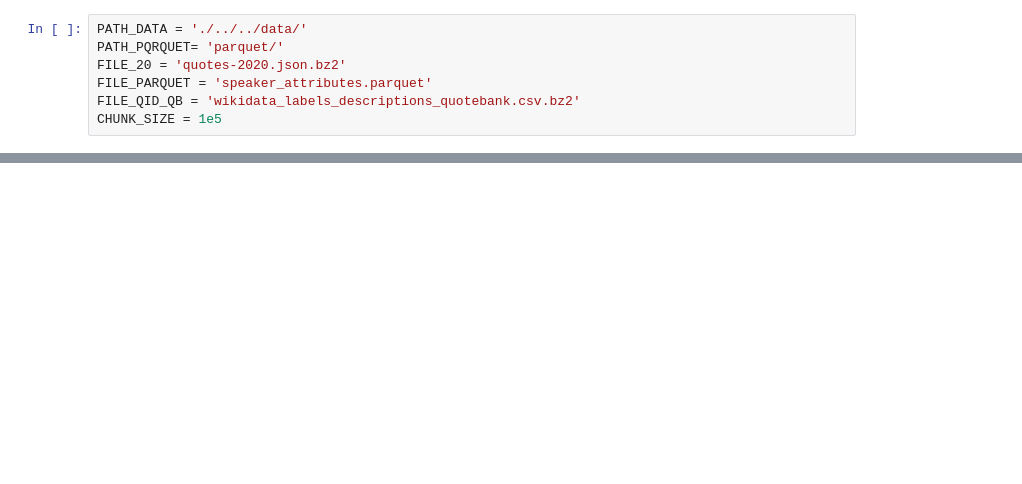
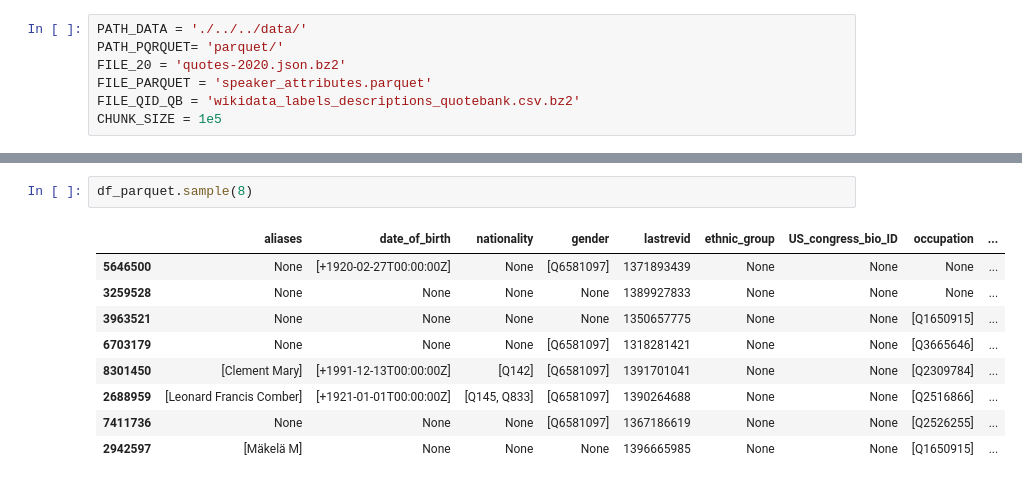
Before and after one commit to epfl-ada/ada-2021-project-adacadabras, a Jupyter notebook: notebook/crash_test.ipynb, the cells around one changed output, grey strips where cells are left out. Cells and saved outputs as stored; diff of their text form; blank space fills up the shorter version.

```diff
--- a/notebook/crash_test.ipynb
+++ b/notebook/crash_test.ipynb
@@ -10,0 +66,12 @@ CHUNK_SIZE = 1e5
+# %%
+df_parquet.sample(8)
+# %% [output]
+|  | aliases | date_of_birth | nationality | gender | lastrevid | ethnic_group | US_congress_bio_ID | occupation | ... |
+| 5646500 | None | [+1920-02-27T00:00:00Z] | None | [Q6581097] | 1371893439 | None | None | None | ... |
+| 3259528 | None | None | None | None | 1389927833 | None | None | None | ... |
+| 3963521 | None | None | None | None | 1350657775 | None | None | [Q1650915] | ... |
+| 6703179 | None | None | None | [Q6581097] | 1318281421 | None | None | [Q3665646] | ... |
+| 8301450 | [Clement Mary] | [+1991-12-13T00:00:00Z] | [Q142] | [Q6581097] | 1391701041 | None | None | [Q2309784] | ... |
+| 2688959 | [Leonard Francis Comber] | [+1921-01-01T00:00:00Z] | [Q145, Q833] | [Q6581097] | 1390264688 | None | None | [Q2516866] | ... |
+| 7411736 | None | None | None | [Q6581097] | 1367186619 | None | None | [Q2526255] | ... |
+| 2942597 | [Mäkelä M] | None | None | None | 1396665985 | None | None | [Q1650915] | ... |
```
Also changed, not shown: parts of 22 cells of this notebook, 2 other files.
